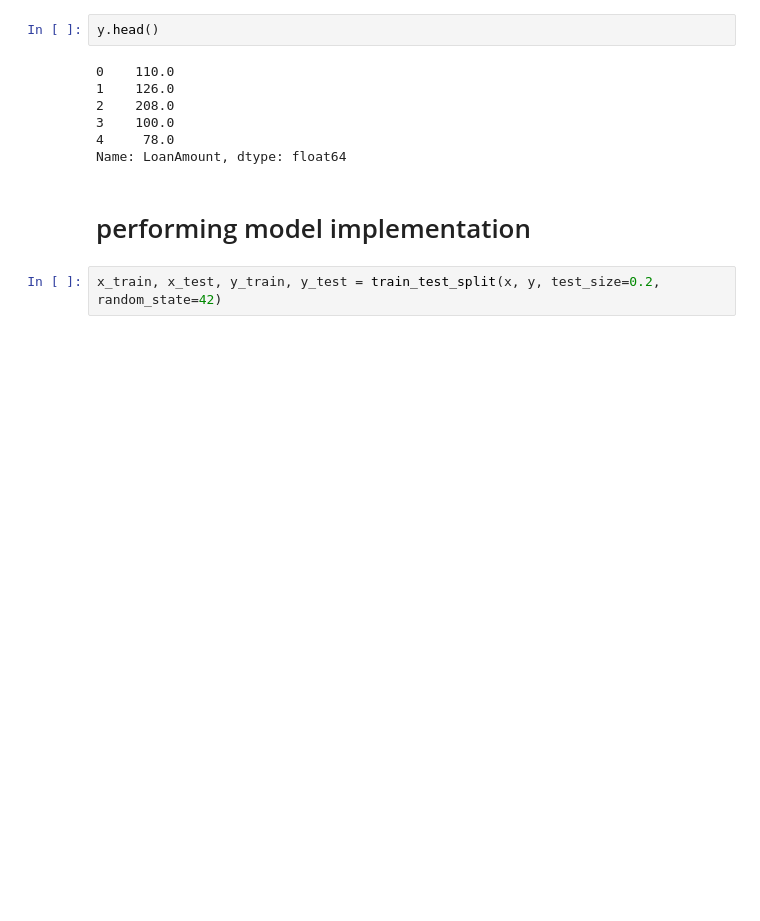
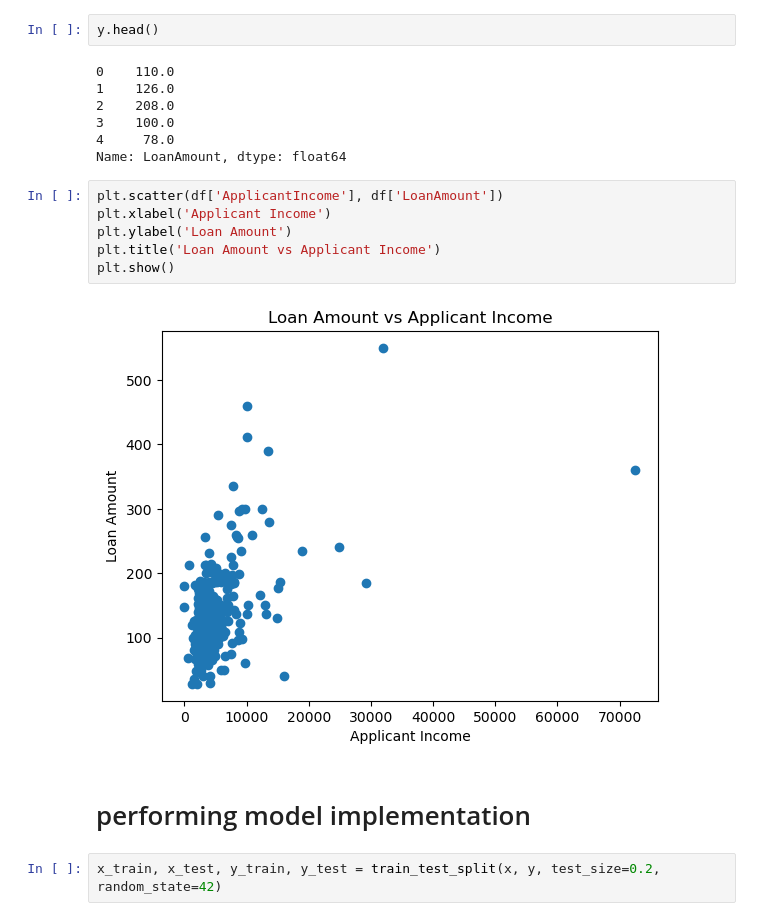
Before and after one commit to Ankit-dads/ML-practice, a Jupyter notebook: loanRegression.ipynb, the cells around one changed output. Drawn from its saved outputs; the diff is of its cells as text; blank space fills up the shorter version.

```diff
--- a/loanRegression.ipynb
+++ b/loanRegression.ipynb
@@ -79,6 +79,14 @@ y.head()
 3    100.0
 4     78.0
 Name: LoanAmount, dtype: float64
+# %%
+plt.scatter(df['ApplicantIncome'], df['LoanAmount'])
+plt.xlabel('Applicant Income')
+plt.ylabel('Loan Amount')
+plt.title('Loan Amount vs Applicant Income')
+plt.show()
+# %% [output]
+[figure, added]
 # %% [markdown]
 # performing model implementation
 # %%
```
Also changed, not shown: 1 other file.
